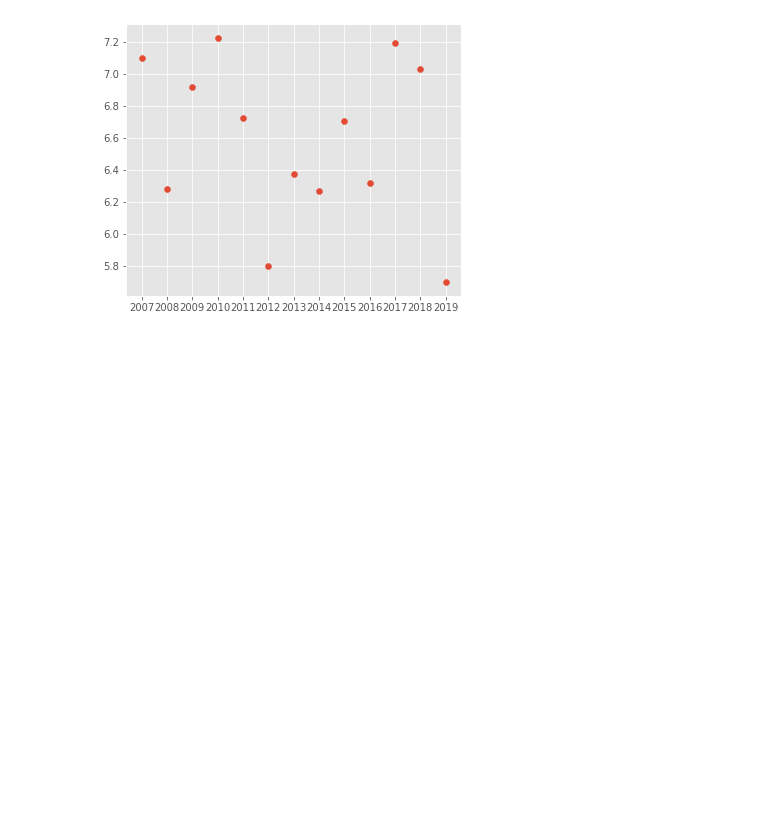
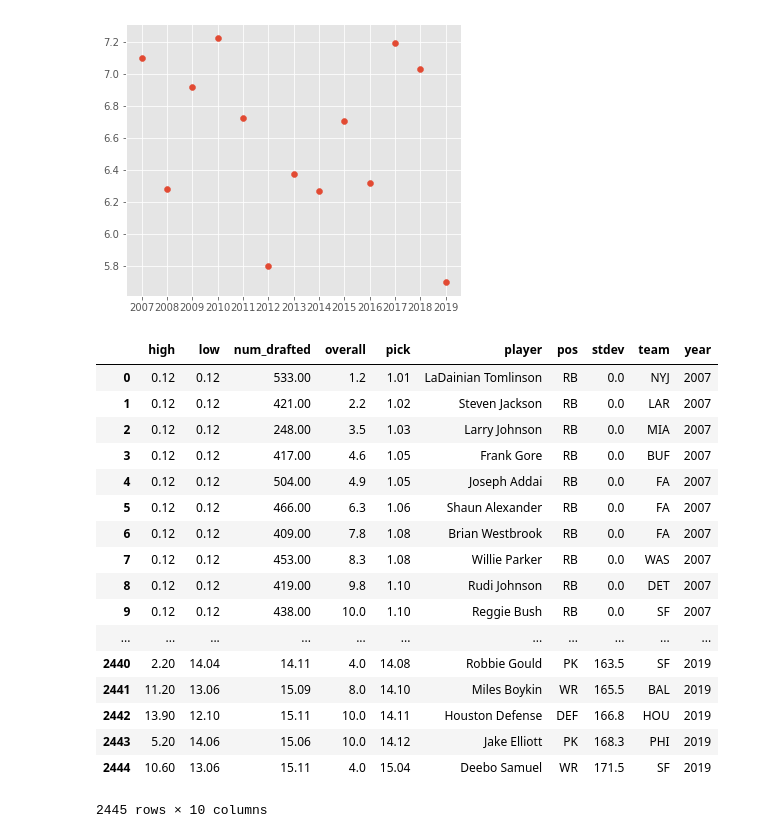
Before and after one commit to mikeoon/FF_draft_analysis, a Jupyter notebook: adp_data_analysis.ipynb, the cells around one changed output. Cells and saved outputs as stored; diff of their text form; code cells hidden in the pictures; blank space fills up the shorter version.

```diff
--- a/adp_data_analysis.ipynb
+++ b/adp_data_analysis.ipynb
@@ -66,3 +72,31 @@ ax.scatter(avg_pos.index, avg_pos['RB'])
 # %% [output]
 <matplotlib.collections.PathCollection at 0x...>
 [figure]
+# %%
+count = 0
+for df in dfs.values():
+    if count == 0:
+        full_df = pd.DataFrame(df)
+        count+=1
+    else:
+        full_df=full_df.merge(df, how='outer')
+full_df
+# %% [output]
+|  | high | low | num_drafted | overall | pick | player | pos | stdev | team | year |
+| 0 | 0.12 | 0.12 | 533.00 | 1.2 | 1.01 | LaDainian Tomlinson | RB | 0.0 | NYJ | 2007 |
+| 1 | 0.12 | 0.12 | 421.00 | 2.2 | 1.02 | Steven Jackson | RB | 0.0 | LAR | 2007 |
+| 2 | 0.12 | 0.12 | 248.00 | 3.5 | 1.03 | Larry Johnson | RB | 0.0 | MIA | 2007 |
+| 3 | 0.12 | 0.12 | 417.00 | 4.6 | 1.05 | Frank Gore | RB | 0.0 | BUF | 2007 |
+| 4 | 0.12 | 0.12 | 504.00 | 4.9 | 1.05 | Joseph Addai | RB | 0.0 | FA | 2007 |
+| 5 | 0.12 | 0.12 | 466.00 | 6.3 | 1.06 | Shaun Alexander | RB | 0.0 | FA | 2007 |
+| 6 | 0.12 | 0.12 | 409.00 | 7.8 | 1.08 | Brian Westbrook | RB | 0.0 | FA | 2007 |
+| 7 | 0.12 | 0.12 | 453.00 | 8.3 | 1.08 | Willie Parker | RB | 0.0 | WAS | 2007 |
+| 8 | 0.12 | 0.12 | 419.00 | 9.8 | 1.10 | Rudi Johnson | RB | 0.0 | DET | 2007 |
+| 9 | 0.12 | 0.12 | 438.00 | 10.0 | 1.10 | Reggie Bush | RB | 0.0 | SF | 2007 |
+| ... | ... | ... | ... | ... | ... | ... | ... | ... | ... | ... |
+| 2440 | 2.20 | 14.04 | 14.11 | 4.0 | 14.08 | Robbie Gould | PK | 163.5 | SF | 2019 |
+| 2441 | 11.20 | 13.06 | 15.09 | 8.0 | 14.10 | Miles Boykin | WR | 165.5 | BAL | 2019 |
+| 2442 | 13.90 | 12.10 | 15.11 | 10.0 | 14.11 | Houston Defense | DEF | 166.8 | HOU | 2019 |
+| 2443 | 5.20 | 14.06 | 15.06 | 10.0 | 14.12 | Jake Elliott | PK | 168.3 | PHI | 2019 |
+| 2444 | 10.60 | 13.06 | 15.11 | 4.0 | 15.04 | Deebo Samuel | WR | 171.5 | SF | 2019 |
+2445 rows × 10 columns
```
Also changed, not shown: parts of 8 cells of this notebook, 3 other files.
